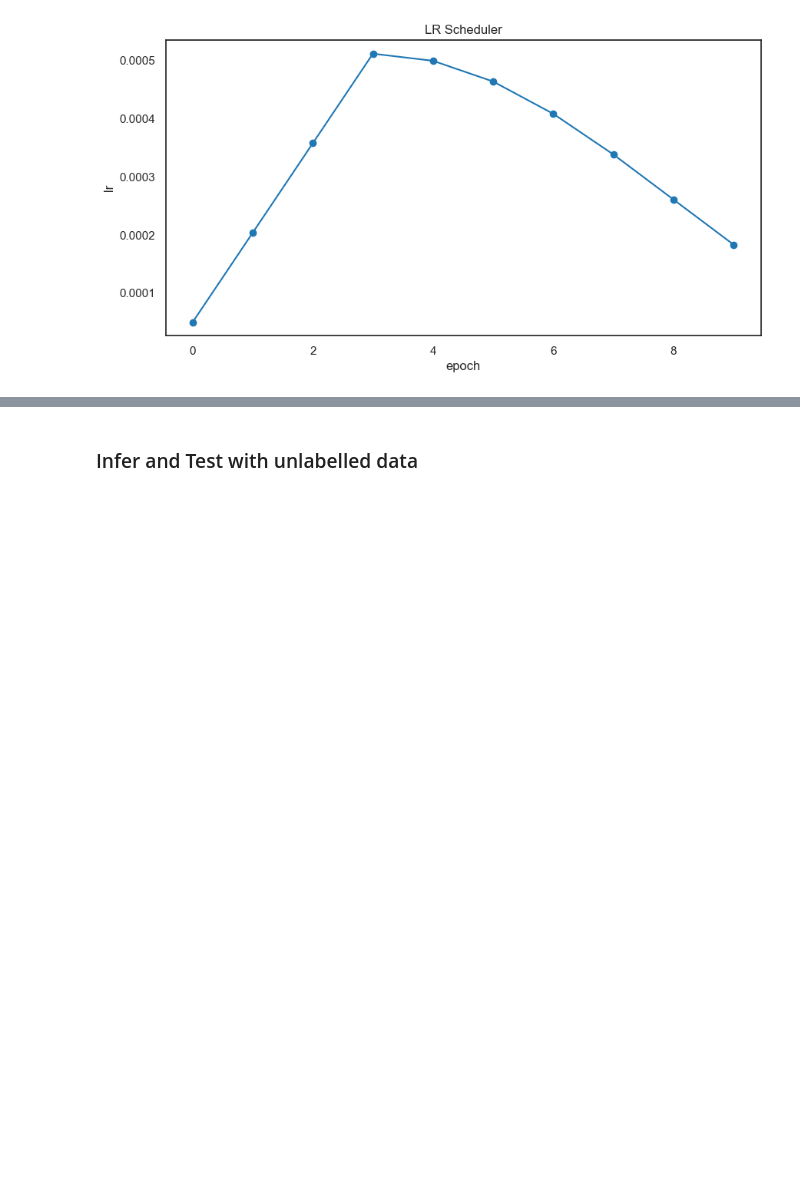
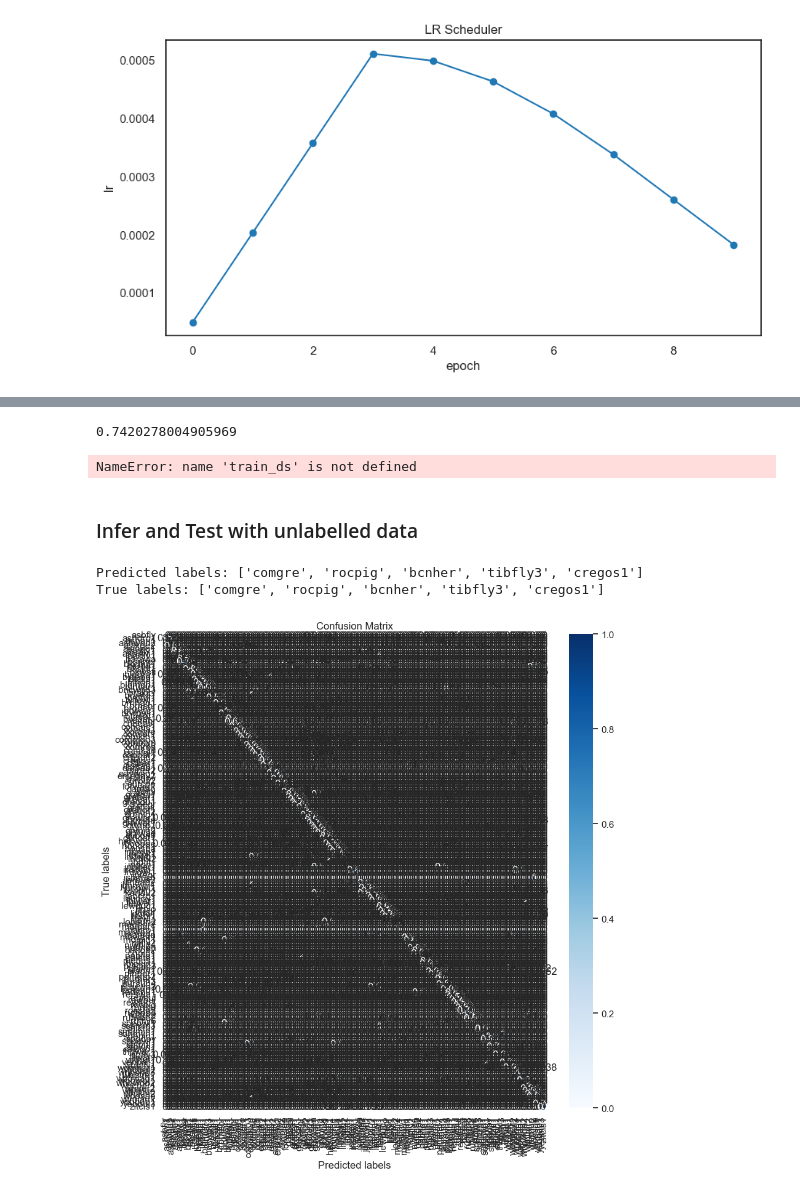
Before and after one commit to kagozi/BirdCLEF-2024, a Jupyter notebook: spectrogram-method.ipynb, the cells around one changed output, grey strips where cells are left out. Saved outputs shown, nothing was run; the diff lists cells and outputs as text; code cells hidden in the pictures; blank space fills up the shorter version.

Commit message:
Split infer ds to infer and test test, F1 Accuracy score

```diff
--- a/spectrogram-method.ipynb
+++ b/spectrogram-method.ipynb
@@ -692,0 +729,5 @@ Epoch 10/10
+# %%
+## Predict on test data
+y_pred = model.predict(test_ds, verbose=1)
+y_pred = y_pred.argmax(axis=1)
+y_true = test_df.target.values
@@ -693,3 +737,32 @@ Epoch 10/10
+# %%
+## Count the number of items in test dataset
+num_items = test_df.shape[0]
+print(f"Number of items in test dataset: {num_items}")
+## There is a discrepancy between the number of items in the test dataset and the number of predictions
+## This is because the batch size is set to 64 and the test dataset has 1223 items
+test_ds = build_dataset(
+    paths=test_paths,
+    labels=None,  # No labels for prediction
+    batch_size=1,
+    shuffle=False,  # No shuffling for test to ensure consistency
+    augment=False  # No augmentation for test dataset
+)
+
+## Predict on test data
+y_pred = []
+for batch in tqdm(test_ds, total=num_items):
+    y_pred.append(model.predict(batch).argmax(axis=1))
+# %%
+from sklearn.metrics import accuracy_score
+accuracy_score(y_true, y_pred)
+# %% [output]
+0.7420278004905969
+# %%
+## Show the shape of the spectrogram from train_ds
+x_train = next(iter(train_ds))[0]
+print(x_train.shape)
+# %% [output]
+NameError: name 'train_ds' is not defined
 # %% [markdown]
 ### Infer and Test with unlabelled data
 # %%
@@ -702,3 +775,29 @@ if len(test_paths)==0:
     print(len(test_paths))
 test_df = pd.DataFrame(test_paths, columns=['filepath'])
 test_df.head()
+# %%
+y_pred_labels = [label2name[int(pred[0])] for pred in y_pred]
+y_true_labels = [label2name[int(true)] for true in y_true]
+
+print("Predicted labels:", y_pred_labels[:5])
+print("True labels:", y_true_labels[:5])
+
+## Plot the confusion matrix for the model
+def plot_confusion_matrix(y_true, y_pred, labels, figsize=(10, 10)):
+    """Plot confusion matrix for a given set of true and predicted labels."""
+    cm = tf.math.confusion_matrix(y_true, y_pred)
+    cm = cm / tf.math.reduce_sum(cm, axis=1, keepdims=True)
+
+    plt.figure(figsize=figsize)
+    sns.heatmap(cm, annot=True, xticklabels=labels, yticklabels=labels, cmap='Blues')
+    plt.xlabel('Predicted labels')
+    plt.ylabel('True labels')
+    plt.title('Confusion Matrix')
+    plt.show()
+
+## Call the function to plot the confusion matrix
+plot_confusion_matrix(y_true, [int(pred[0]) for pred in y_pred], class_names)
+# %% [output]
+Predicted labels: ['comgre', 'rocpig', 'bcnher', 'tibfly3', 'cregos1']
+True labels: ['comgre', 'rocpig', 'bcnher', 'tibfly3', 'cregos1']
+[figure, added]
```
Also changed, not shown: parts of 13 cells of this notebook, 2 other files.
